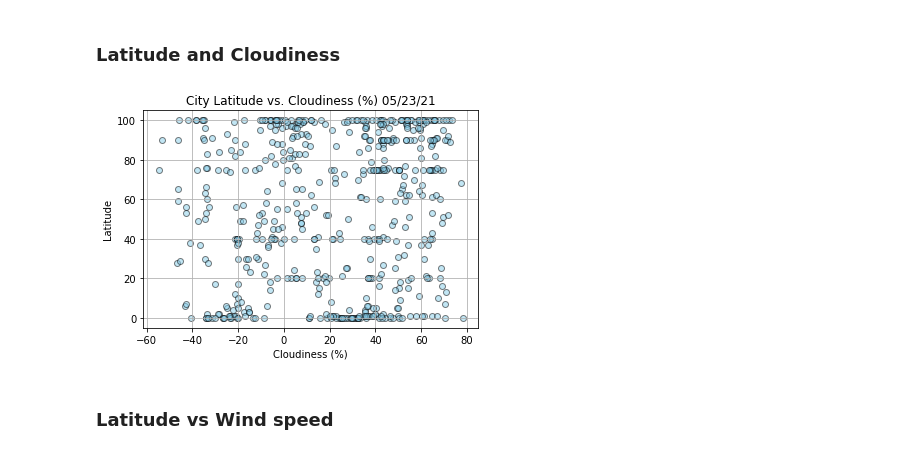
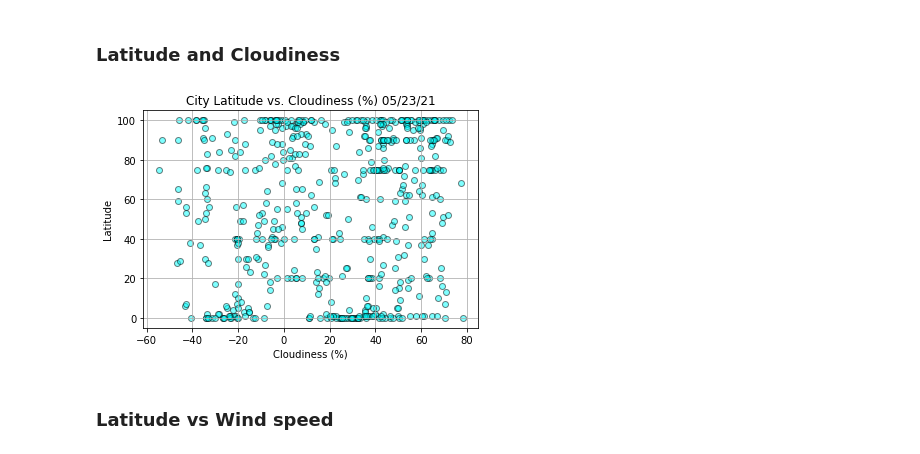
Before and after one commit to krishnakalisarkar/World_Weather_Analysis, a Jupyter notebook: WeatherPy.ipynb, the cells around one changed output. Drawn from its saved outputs; the diff is of its cells as text; code cells hidden in the pictures.

```diff
--- a/WeatherPy.ipynb
+++ b/WeatherPy.ipynb
@@ -324,23 +325,23 @@ ValueError: x and y must be the same size
 # %%
 # Build the scatter plots for latitude vs. Cloudiness.
 plt.scatter(lats,
             cloudiness,
             edgecolor="black", linewidths=1, marker="o",
-            color = "skyblue", alpha=0.5, label="Cities")
+            color = "cyan", alpha=0.5, label="Cities")
 
 # Incorporate the other graph properties.
 plt.title(f"City Latitude vs. Cloudiness (%) "+ time.strftime("%x"))
 plt.xlabel("Cloudiness (%)")
 plt.ylabel("Latitude")
 plt.grid(True)
 
 # Save the figure.
 plt.savefig("weather_data/Fig3.png")
 
 # Show plot.
 plt.show()
 # %% [output]
-[figure, old version]
+[figure, new version]
 # %% [markdown]
 ### Latitude vs Wind speed
 # %%
```
Also changed, not shown: parts of 22 cells of this notebook, 4 other files.
